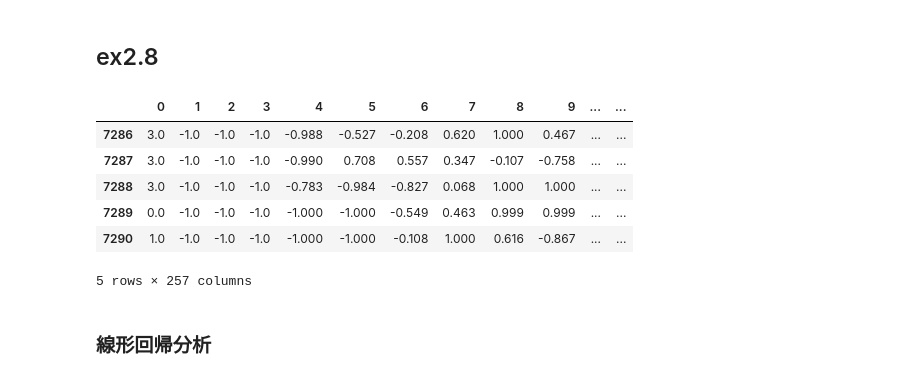
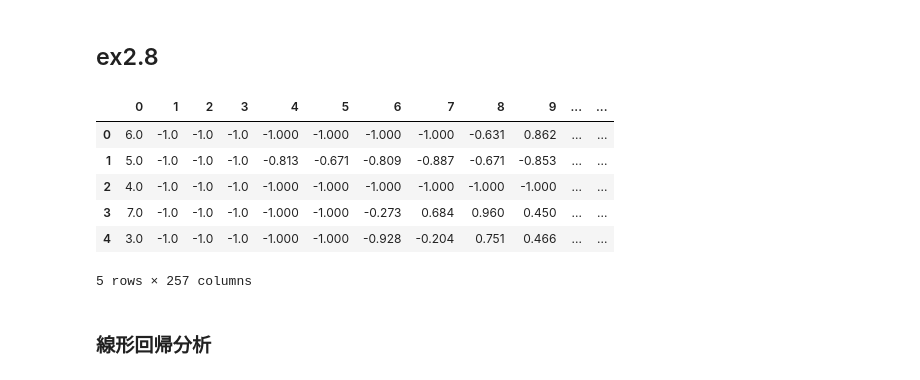
Before and after one commit to sorashido/esl-learn, a Jupyter notebook: chapter2.ipynb, the cells around one changed output. Cells and saved outputs as stored; diff of their text form; code cells hidden in the pictures.

```diff
--- a/chapter2.ipynb
+++ b/chapter2.ipynb
@@ -7,14 +7,14 @@ import numpy as np
 train_data = pd.read_csv("./data/chapter2/train", sep=" ", header=None).dropna(how='all', axis=1)
 test_data = pd.read_csv("./data/chapter2/test", sep=" ", header=None)
 # %%
-train_data.tail()
+train_data.head()
 # %% [output]
 |  | 0 | 1 | 2 | 3 | 4 | 5 | 6 | 7 | 8 | 9 | ... | ... |
-| 7286 | 3.0 | -1.0 | -1.0 | -1.0 | -0.988 | -0.527 | -0.208 | 0.620 | 1.000 | 0.467 | ... | ... |
-| 7287 | 3.0 | -1.0 | -1.0 | -1.0 | -0.990 | 0.708 | 0.557 | 0.347 | -0.107 | -0.758 | ... | ... |
-| 7288 | 3.0 | -1.0 | -1.0 | -1.0 | -0.783 | -0.984 | -0.827 | 0.068 | 1.000 | 1.000 | ... | ... |
-| 7289 | 0.0 | -1.0 | -1.0 | -1.0 | -1.000 | -1.000 | -0.549 | 0.463 | 0.999 | 0.999 | ... | ... |
-| 7290 | 1.0 | -1.0 | -1.0 | -1.0 | -1.000 | -1.000 | -0.108 | 1.000 | 0.616 | -0.867 | ... | ... |
+| 0 | 6.0 | -1.0 | -1.0 | -1.0 | -1.000 | -1.000 | -1.000 | -1.000 | -0.631 | 0.862 | ... | ... |
+| 1 | 5.0 | -1.0 | -1.0 | -1.0 | -0.813 | -0.671 | -0.809 | -0.887 | -0.671 | -0.853 | ... | ... |
+| 2 | 4.0 | -1.0 | -1.0 | -1.0 | -1.000 | -1.000 | -1.000 | -1.000 | -1.000 | -1.000 | ... | ... |
+| 3 | 7.0 | -1.0 | -1.0 | -1.0 | -1.000 | -1.000 | -0.273 | 0.684 | 0.960 | 0.450 | ... | ... |
+| 4 | 3.0 | -1.0 | -1.0 | -1.0 | -1.000 | -1.000 | -0.928 | -0.204 | 0.751 | 0.466 | ... | ... |
 5 rows × 257 columns
 # %%
 X_train = train_data.loc[:, 1:]
```
Also changed, not shown: 1 other file.
